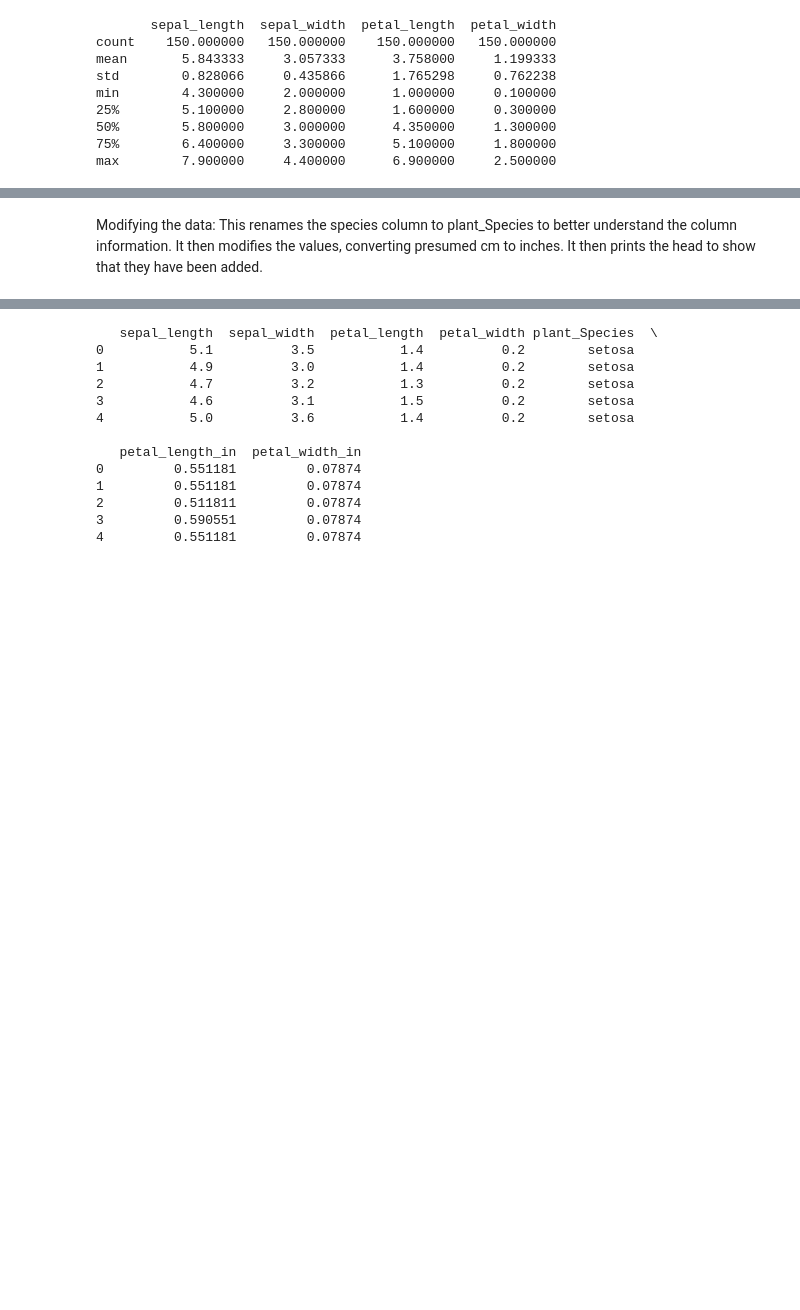
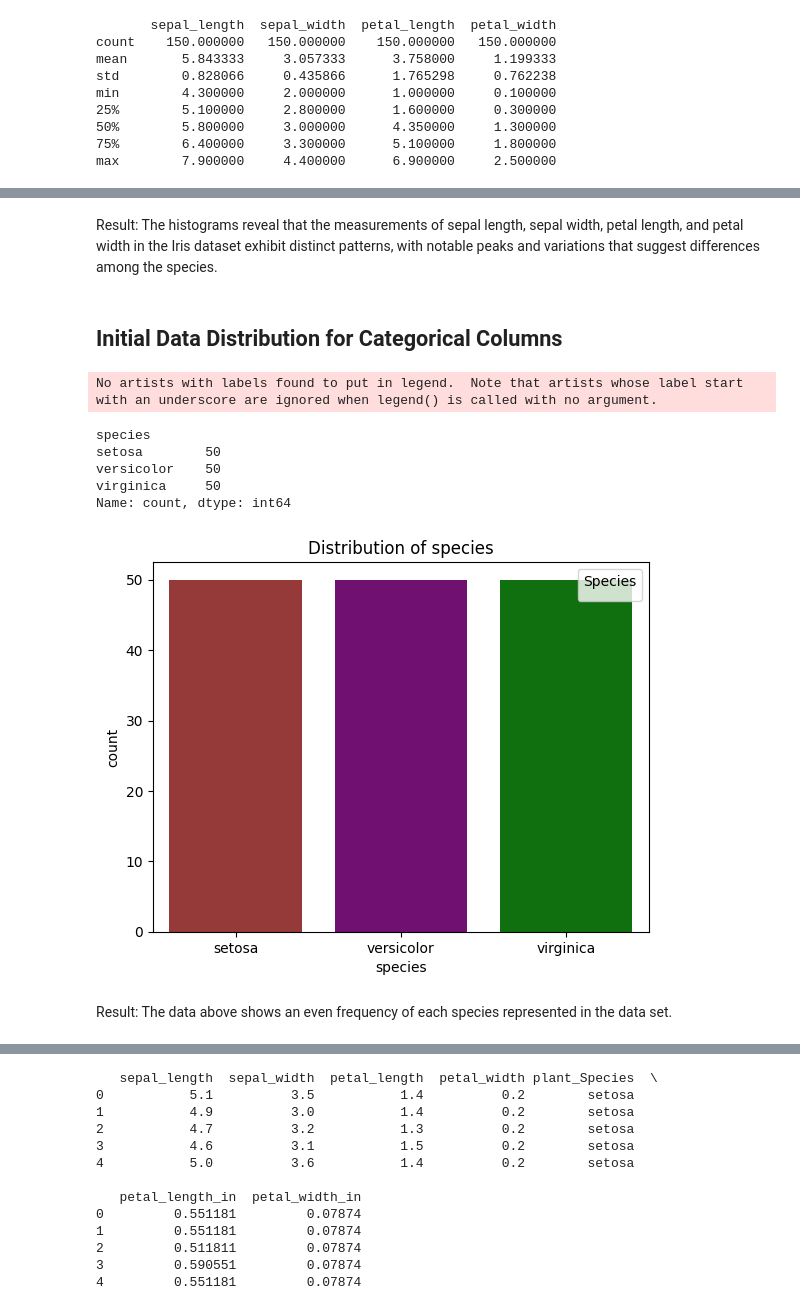
Before and after one commit to anjana-codes/datafun-04-jupyter, a Jupyter notebook: anjana_eda.ipynb, the cells around one changed output, grey strips where cells are left out. Saved outputs shown, nothing was run; the diff lists cells and outputs as text; code cells hidden in the pictures; blank space fills up the shorter version.

```diff
--- a/anjana_eda.ipynb
+++ b/anjana_eda.ipynb
@@ -93,3 +90,32 @@ array([[<Axes: title={'center': 'sepal_length'}>,
-# %% [markdown]
-Modifying the data:
-This renames the species column to plant_Species to better understand the column information. It then modifies the values, converting presumed cm to inches. It then prints the head to show that they have been added.
+# %% [markdown]
+Result: The histograms reveal that the measurements of sepal length, sepal width, petal length, and petal width in the Iris dataset exhibit distinct patterns, with notable peaks and variations that suggest differences among the species.
+# %% [markdown]
+## Initial Data Distribution for Categorical Columns
+# %%
+import seaborn as sns
+import matplotlib.pyplot as plt
+# Load the Iris dataset into DataFrame
+df = sns.load_dataset('iris')
+
+# Define custom colors for each species
+custom_palette = {'setosa': 'brown', 'versicolor': 'purple', 'virginica': 'green'}
+
+# Inspect value counts by categorical column
+print(df['species'].value_counts())
+
+# Inspect value counts for all categorical columns
+for col in df.select_dtypes(include=['object', 'category']).columns:
+    # Display count plot
+    sns.countplot(x=col, hue='species', data=df, palette=custom_palette)
+    plt.title(f'Distribution of {col}')
+    plt.legend(title='Species')
+# %% [output]
+No artists with labels found to put in legend.  Note that artists whose label start with an underscore are ignored when legend() is called with no argument.
+species
+setosa        50
+versicolor    50
+virginica     50
+Name: count, dtype: int64
+[figure, added]
+# %% [markdown]
+Result: The data above shows an even frequency of each species represented in the data set.
```
Also changed, not shown: parts of 11 cells of this notebook.
